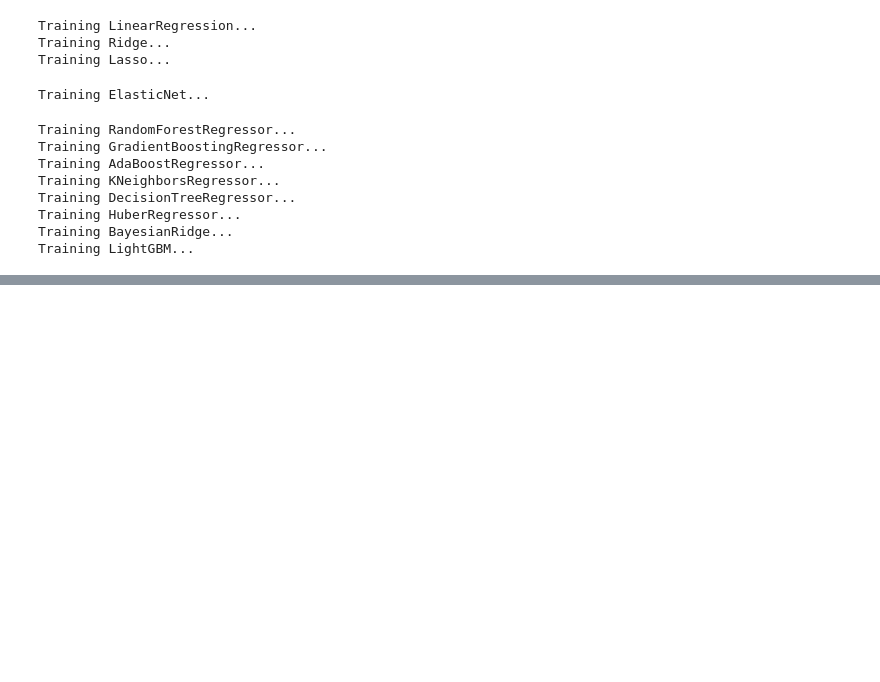
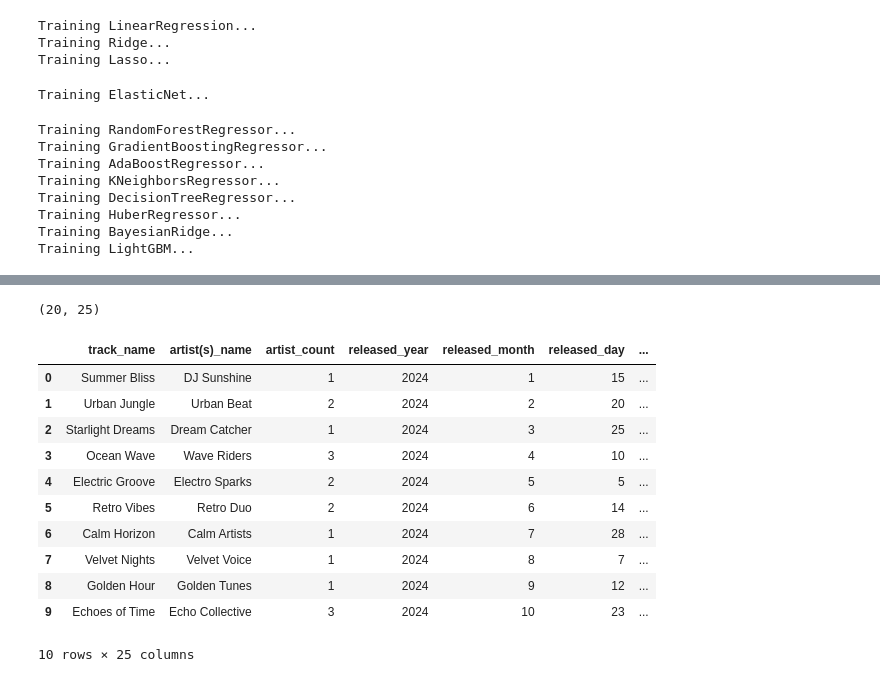
Before and after one commit to joaoangnes/spotify_popularity_prediction, a Jupyter notebook: model/train.ipynb, the cells around one changed output, grey strips where cells are left out. Cells and saved outputs as stored; diff of their text form; code cells hidden in the pictures; blank space fills up the shorter version.

```diff
--- a/model/train.ipynb
+++ b/model/train.ipynb
@@ -350,0 +417,18 @@ R2 na base de teste: 0.7703919373157708
+# %%
+data_predict = pd.read_csv('../datasource/spotify_predict.csv')
+print(data_predict.shape)
+data_predict.head(10)
+# %% [output]
+(20, 25)
+|  | track_name | artist(s)_name | artist_count | released_year | released_month | released_day | ... |
+| 0 | Summer Bliss | DJ Sunshine | 1 | 2024 | 1 | 15 | ... |
+| 1 | Urban Jungle | Urban Beat | 2 | 2024 | 2 | 20 | ... |
+| 2 | Starlight Dreams | Dream Catcher | 1 | 2024 | 3 | 25 | ... |
+| 3 | Ocean Wave | Wave Riders | 3 | 2024 | 4 | 10 | ... |
+| 4 | Electric Groove | Electro Sparks | 2 | 2024 | 5 | 5 | ... |
+| 5 | Retro Vibes | Retro Duo | 2 | 2024 | 6 | 14 | ... |
+| 6 | Calm Horizon | Calm Artists | 1 | 2024 | 7 | 28 | ... |
+| 7 | Velvet Nights | Velvet Voice | 1 | 2024 | 8 | 7 | ... |
+| 8 | Golden Hour | Golden Tunes | 1 | 2024 | 9 | 12 | ... |
+| 9 | Echoes of Time | Echo Collective | 3 | 2024 | 10 | 23 | ... |
+10 rows × 25 columns
```
Also changed, not shown: parts of 17 cells of this notebook, 7 other files.
